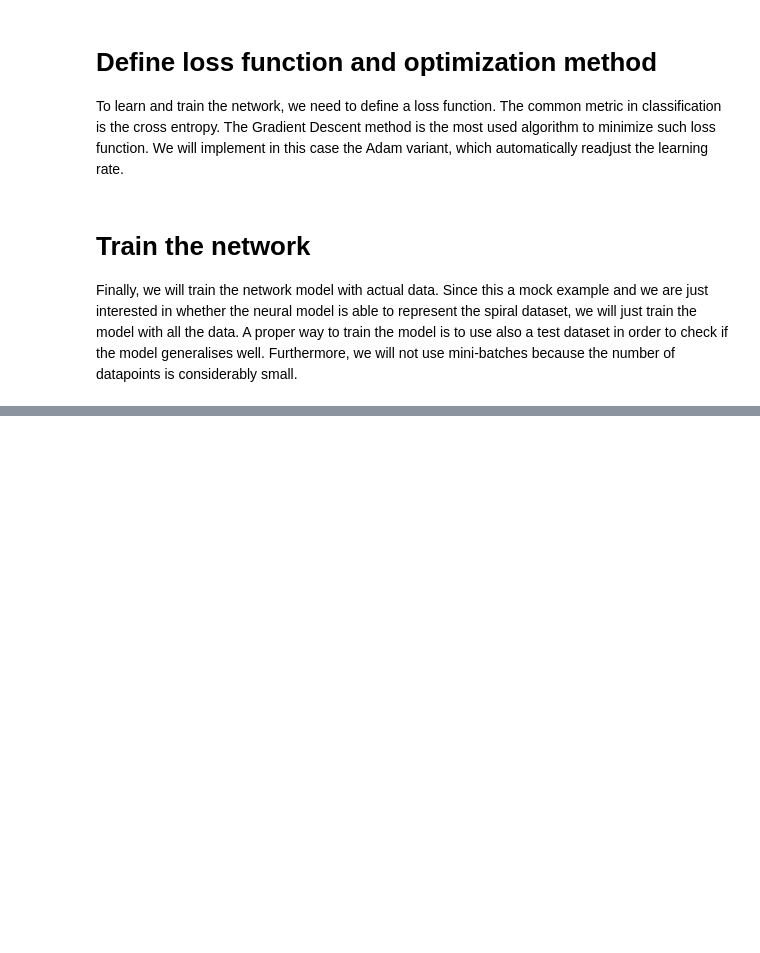
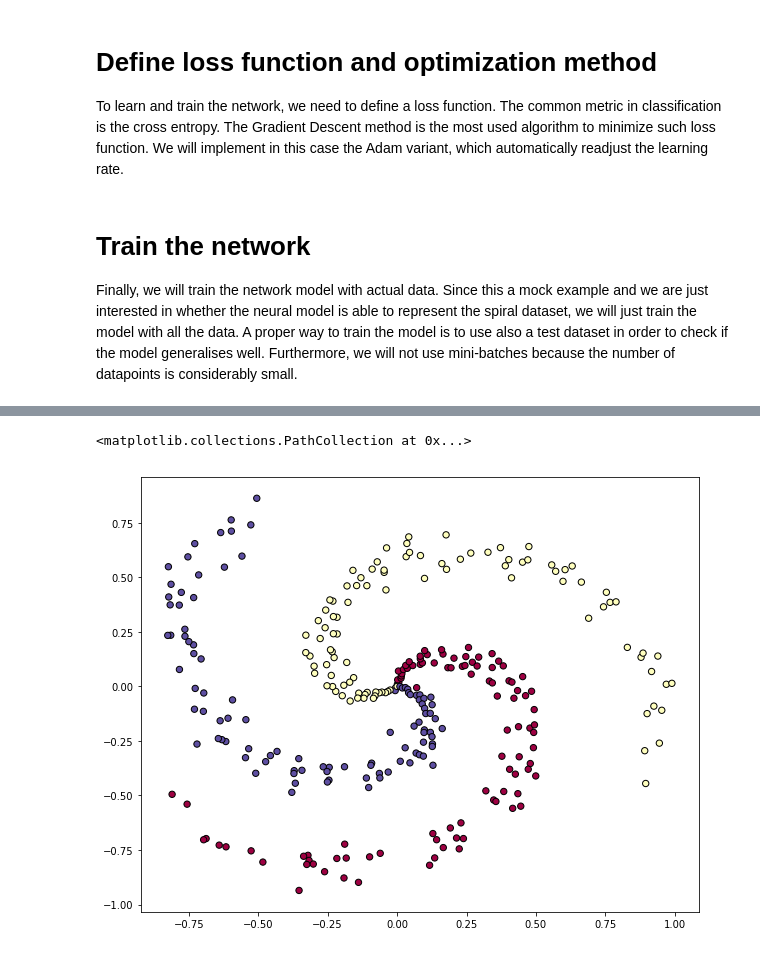
Before and after one commit to jgonzalezferrer/spiral-neural-network, a Jupyter notebook: notebook.ipynb, the cells around one changed output, grey strips where cells are left out. Cells and saved outputs as stored; diff of their text form; code cells hidden in the pictures; blank space fills up the shorter version.

```diff
--- a/notebook.ipynb
+++ b/notebook.ipynb
@@ -122,0 +127,7 @@ with tf.Session() as sess:
+# %%
+new_y = np.argmax(predictions_val, axis=1) # choose the label with highest probability
+fig = plt.figure()
+plt.scatter(X[:, 0], X[:, 1], c=new_y, s=40, cmap=plt.cm.Spectral, edgecolors='black')
+# %% [output]
+<matplotlib.collections.PathCollection at 0x...>
+[figure, added]
```
Also changed, not shown: parts of 3 cells of this notebook.
